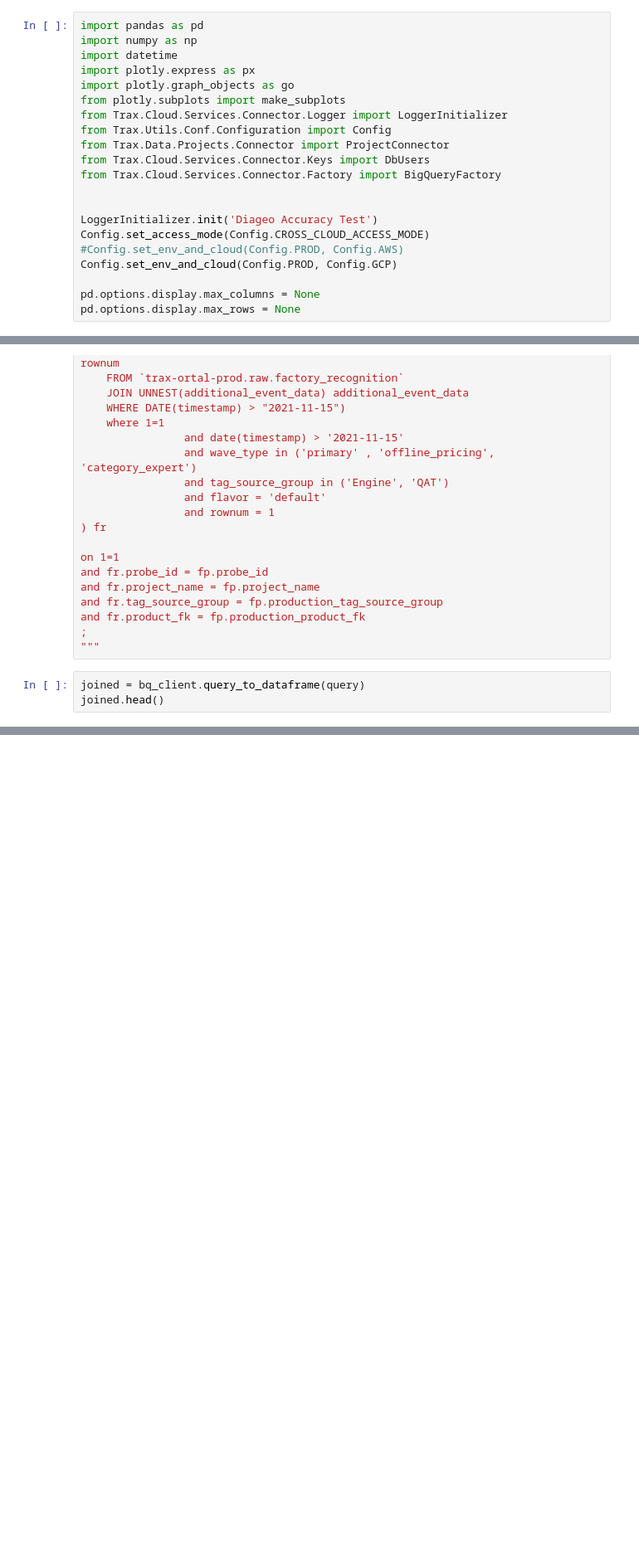
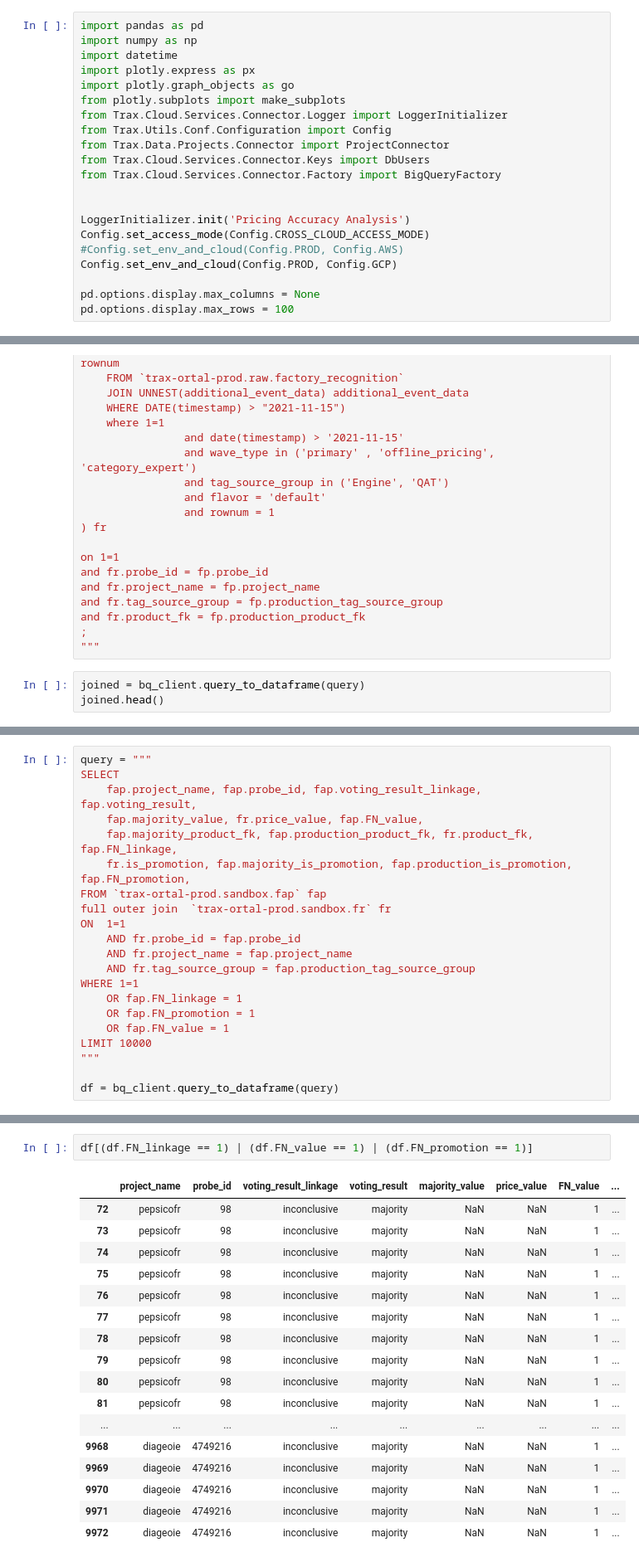
Before and after one commit to AnastasiaTorgovnikov/Pricing-accuracy, a Jupyter notebook: Accuracy pricing table exploration.ipynb, the cells around one changed output, grey strips where cells are left out. Shown at 83% size. Saved outputs shown, nothing was run; the diff lists cells and outputs as text; blank space fills up the shorter version.

Commit message:
add join between views at end of notebook

```diff
--- a/Accuracy pricing table exploration.ipynb
+++ b/Accuracy pricing table exploration.ipynb
@@ -12,11 +12,11 @@ from Trax.Cloud.Services.Connector.Keys import DbUsers
 from Trax.Cloud.Services.Connector.Factory import BigQueryFactory
 
 
-LoggerInitializer.init('Diageo Accuracy Test')
+LoggerInitializer.init('Pricing Accuracy Analysis')
 Config.set_access_mode(Config.CROSS_CLOUD_ACCESS_MODE)
 #Config.set_env_and_cloud(Config.PROD, Config.AWS)
 Config.set_env_and_cloud(Config.PROD, Config.GCP)
 
 pd.options.display.max_columns = None
-pd.options.display.max_rows = None
+pd.options.display.max_rows = 100
 # %% [output]
@@ -399,0 +252,21 @@ joined.head()
+# %%
+query = """
+SELECT
+    fap.project_name, fap.probe_id, fap.voting_result_linkage, fap.voting_result,
+    fap.majority_value, fr.price_value, fap.FN_value,
+    fap.majority_product_fk, fap.production_product_fk, fr.product_fk, fap.FN_linkage,
+    fr.is_promotion, fap.majority_is_promotion, fap.production_is_promotion, fap.FN_promotion,
+FROM `trax-ortal-prod.sandbox.fap` fap
+full outer join  `trax-ortal-prod.sandbox.fr` fr
+ON  1=1
+    AND fr.probe_id = fap.probe_id
+    AND fr.project_name = fap.project_name
+    AND fr.tag_source_group = fap.production_tag_source_group
+WHERE 1=1
+    OR fap.FN_linkage = 1
+    OR fap.FN_promotion = 1
+    OR fap.FN_value = 1
+LIMIT 10000
+"""
+
+df = bq_client.query_to_dataframe(query)
@@ -399,0 +285,20 @@ joined.head()
+# %%
+df[(df.FN_linkage == 1) | (df.FN_value == 1) | (df.FN_promotion == 1)]
+# %% [output]
+|  | project_name | probe_id | voting_result_linkage | voting_result | majority_value | price_value | FN_value | ... |
+| 72 | pepsicofr | 98 | inconclusive | majority | NaN | NaN | 1 | ... |
+| 73 | pepsicofr | 98 | inconclusive | majority | NaN | NaN | 1 | ... |
+| 74 | pepsicofr | 98 | inconclusive | majority | NaN | NaN | 1 | ... |
+| 75 | pepsicofr | 98 | inconclusive | majority | NaN | NaN | 1 | ... |
+| 76 | pepsicofr | 98 | inconclusive | majority | NaN | NaN | 1 | ... |
+| 77 | pepsicofr | 98 | inconclusive | majority | NaN | NaN | 1 | ... |
+| 78 | pepsicofr | 98 | inconclusive | majority | NaN | NaN | 1 | ... |
+| 79 | pepsicofr | 98 | inconclusive | majority | NaN | NaN | 1 | ... |
+| 80 | pepsicofr | 98 | inconclusive | majority | NaN | NaN | 1 | ... |
+| 81 | pepsicofr | 98 | inconclusive | majority | NaN | NaN | 1 | ... |
+| ... | ... | ... | ... | ... | ... | ... | ... | ... |
+| 9968 | diageoie | 4749216 | inconclusive | majority | NaN | NaN | 1 | ... |
+| 9969 | diageoie | 4749216 | inconclusive | majority | NaN | NaN | 1 | ... |
+| 9970 | diageoie | 4749216 | inconclusive | majority | NaN | NaN | 1 | ... |
+| 9971 | diageoie | 4749216 | inconclusive | majority | NaN | NaN | 1 | ... |
+| 9972 | diageoie | 4749216 | inconclusive | majority | NaN | NaN | 1 | ... |
```
Also changed, not shown: parts of 33 cells of this notebook.
